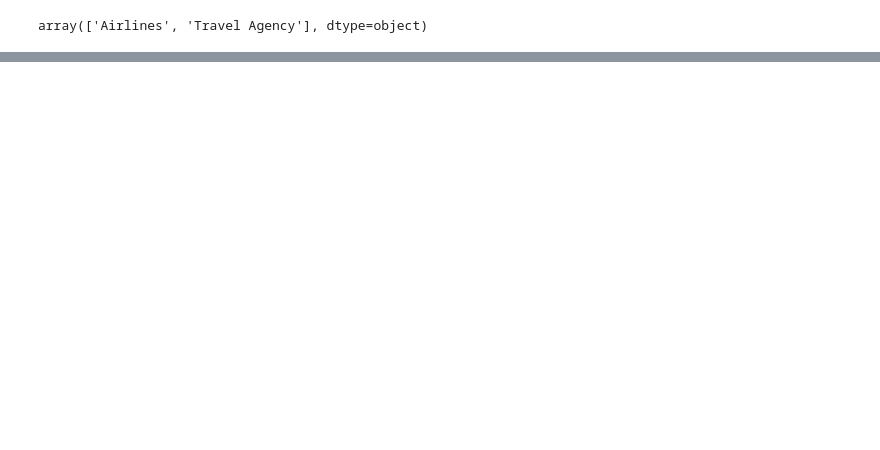
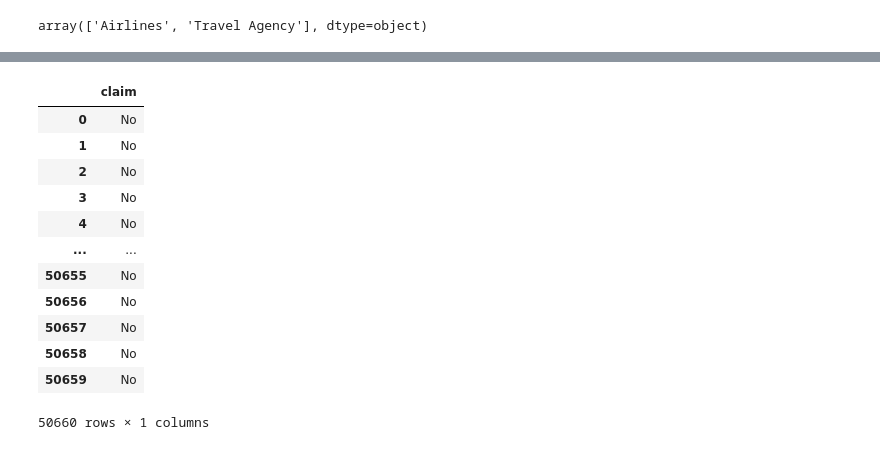
Before and after one commit to AndreiShelest/ML_travel_insurance, a Jupyter notebook: notebooks/eda.ipynb, the cells around one changed output, grey strips where cells are left out. Cells and saved outputs as stored; diff of their text form; code cells hidden in the pictures; blank space fills up the shorter version.

```diff
--- a/notebooks/eda.ipynb
+++ b/notebooks/eda.ipynb
@@ -96,0 +251,3 @@ array(['Airlines', 'Travel Agency'], dtype=object)
+# %%
+y_train
+# %% [output]
@@ -96,0 +255,13 @@ array(['Airlines', 'Travel Agency'], dtype=object)
+|  | claim |
+| 0 | No |
+| 1 | No |
+| 2 | No |
+| 3 | No |
+| 4 | No |
+| ... | ... |
+| 50655 | No |
+| 50656 | No |
+| 50657 | No |
+| 50658 | No |
+| 50659 | No |
+50660 rows × 1 columns
```
Also changed, not shown: parts of 25 cells of this notebook, 7 other files.
